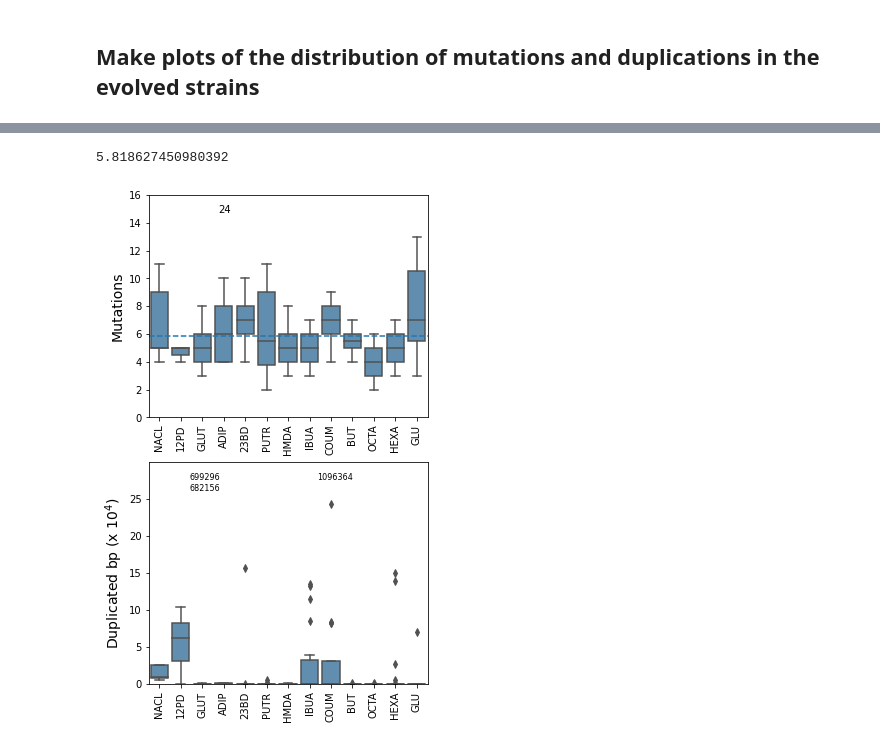
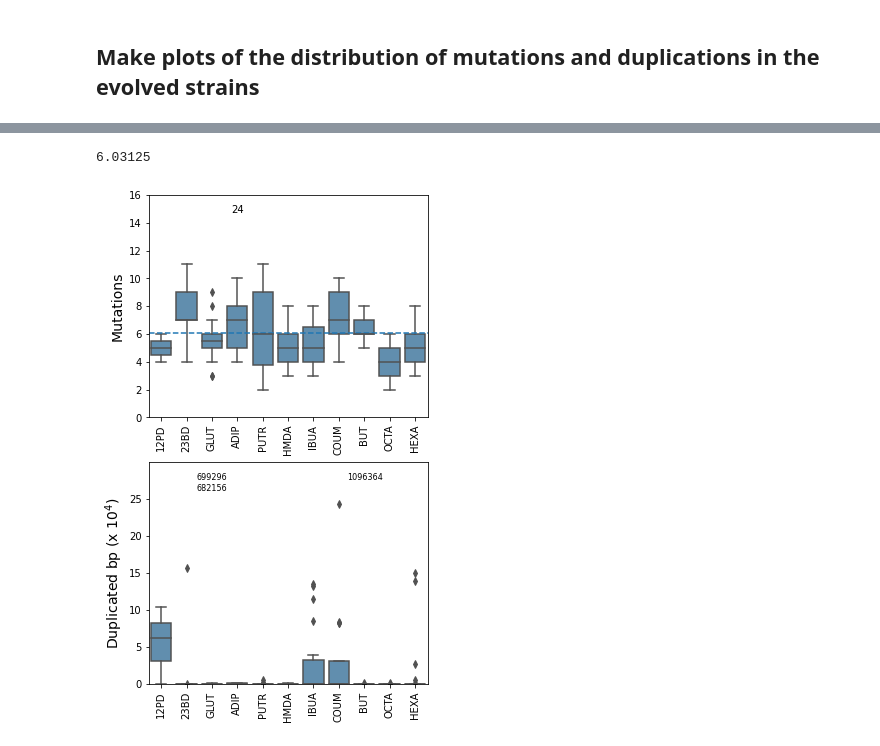
Before and after one commit to SBRG/Ecoli_chem_tol_ALE, a Jupyter notebook: Notebooks/F2a - Mutation number distribution.ipynb, the cells around one changed output, grey strips where cells are left out. Drawn from its saved outputs; the diff is of its cells as text; code cells hidden in the pictures.

```diff
--- a/Notebooks/F2a - Mutation number distribution.ipynb
+++ b/Notebooks/F2a - Mutation number distribution.ipynb
@@ -26,6 +26,6 @@ len(mut_df.columns)
 # %%
-compound_order =['NACL', '12PD', 'GLUT', 'ADIP', '23BD', 'PUTR', 'HMDA', 'IBUA', 'COUM',
-       'BUT', 'OCTA', 'HEXA', 'GLU']
+compound_order =['12PD', '23BD','GLUT', 'ADIP',  'PUTR', 'HMDA', 'IBUA', 'COUM', 'BUT',
+       'OCTA', 'HEXA', 'GLU']
 # %%
 mut_df = pd.DataFrame({s: {m: 1 for m in strain_to_mutations[s]} for s in strain_to_genes}).fillna(0)
 dup_df = mut_df[mut_df.index.str.startswith("DUP")]
@@ -42,7 +42,7 @@ plot_df = plot_df.reindex(sorted(plot_df.index, key=lambda x: compound_order.ind
 # %%
 plot_df.Mutations.mean()
 # %% [output]
-5.818627450980392
+6.03125
 # %%
 plot_df.to_csv("plot_df.csv")
 # %%
@@ -52,33 +52,32 @@ color = "#5490bb"
 
 plt.subplot(2, 1, 1)
 y_max = 16
 sbn.boxplot(x="Compound", y="Mutations", data=plot_df, color=color)
 plt.xticks(rotation=90)
 plt.ylim([0, y_max])
 plt.xlabel("")
 plt.ylabel("Mutations", fontsize=14)
-plt.hlines(xmin=-0.5, xmax=12.5, y=plot_df.Mutations.mean(), linestyles='dashed')
+plt.hlines(xmin=-0.5, xmax=10.5, y=plot_df.Mutations.mean(), linestyles='dashed')
 
 # Print numbers that are too large to fit in figure
 plt.text(3-0.25, 0.92 * y_max, str(int(plot_df["Mutations"]["GLUT7-7"])), size=10)
 
 plt.subplot(2, 1, 2)
 y_max = 300000-1
 sbn.boxplot(x="Compound", y="Duplications", data=plot_df, color=color)
 plt.xticks(rotation=90)
 plt.ylim([0, y_max])
 plt.xlabel("")
 
 # Print numbers that are too large to fit in figure
 plt.text(2-0.59, 0.87 * y_max, str(int(plot_df["Duplications"]["23BD4-4"])), size=8)
 plt.text(2-0.59, 0.92 * y_max, str(int(plot_df["Duplications"]["23BD5-1"])), size=8)
 plt.text(8-0.65, 0.92 * y_max, str(int(plot_df["Duplications"]["COUM2-3"])), size=8)
 plt.ylabel("Duplicated bp (x $10^4$)", fontsize=14)
 plt.yticks(range(0, 250001, 50000), ["0", "5", "10", "15", "20", "25"])
 
-#plt.savefig("../Plots/Figure 2b - Mutation distributions.pdf", transparent=True)
 plt.savefig("../Plots/Figure 2b - Mutation distributions.svg", transparent=True)
 
 None
 # %% [output]
-[figure, old version]
+[figure, new version]
```
Also changed, not shown: parts of 4 cells of this notebook, 33 other files.
